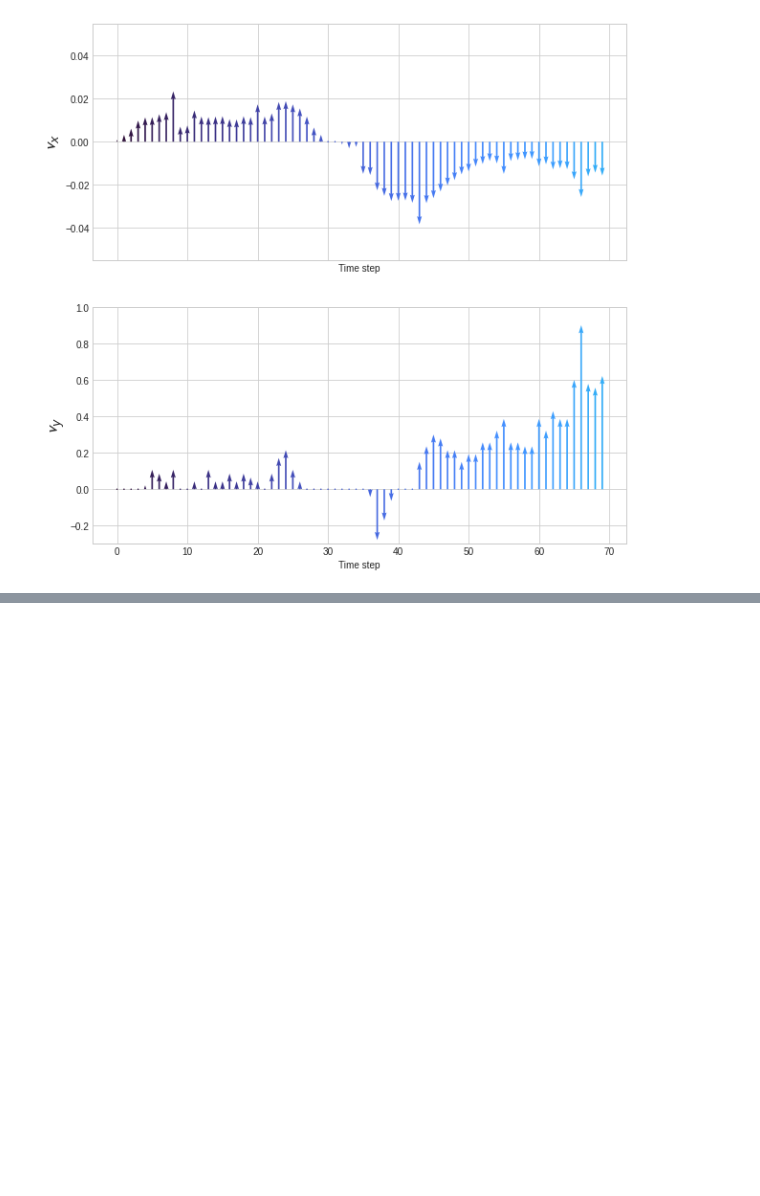
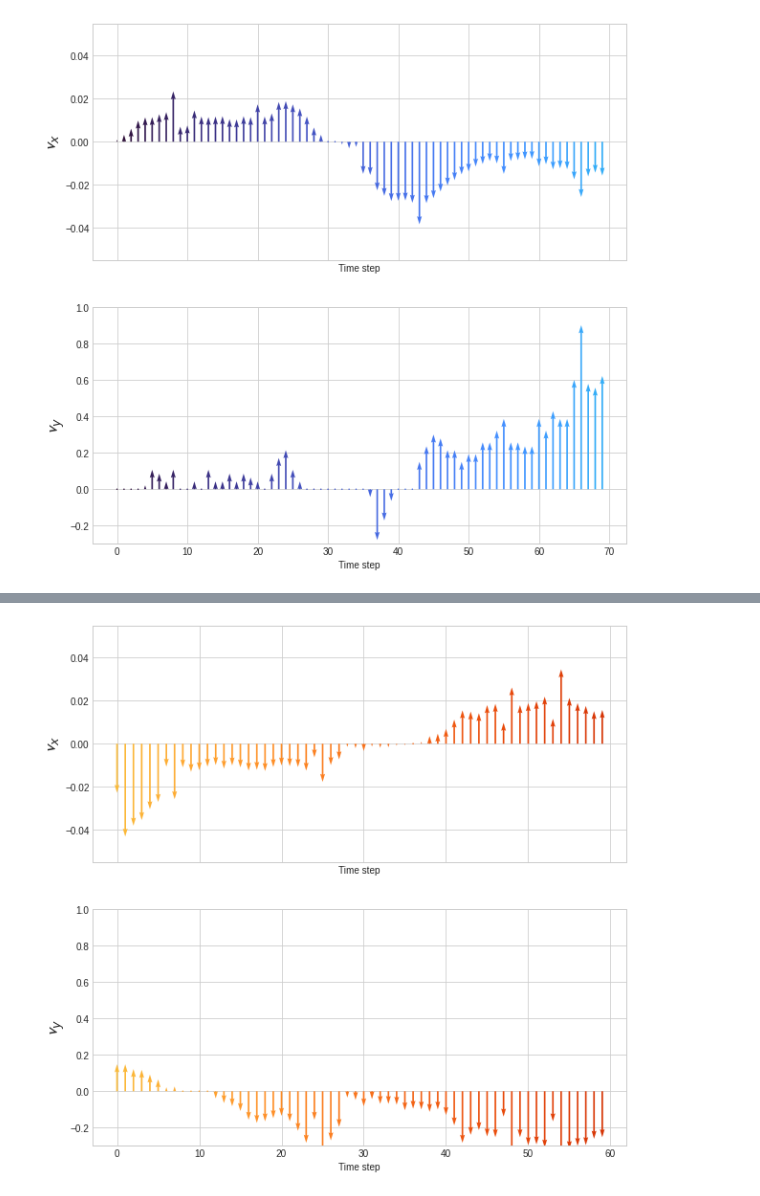
Before and after one commit to acercyc/Keio-Testing_analysis, a Jupyter notebook: src/vis_traj.ipynb, the cells around one changed output, grey strips where cells are left out. Cells and saved outputs as stored; diff of their text form; code cells hidden in the pictures; blank space fills up the shorter version.

```diff
--- a/src/vis_traj.ipynb
+++ b/src/vis_traj.ipynb
@@ -60,0 +129,22 @@ fig.savefig(savepath / 'traj_withColour_quiver.pdf')
+# %%
+fig, ax = plt.subplots(2, 1, figsize=(10, 10), sharex=True, sharey=False)
+# colors = np.linspace(0, 1, len(vx))
+cmap = plt.get_cmap('turbo')
+colors = cmap(np.linspace(0, 1, len(v[iTrial])))
+
+head_width = 0.3
+head_length = 0.0005
+
+nTime = 70
+ax[0].set_xlabel('Time step')
+ax[0].set_ylabel("$\mathcal{v}_x$", fontsize=18)
+ax[0].quiver(np.arange(len(t)), np.zeros(len(t)), np.zeros(len(t)), vx, color=colors[t], width=0.003)
+
+ax[1].set_xlabel('Time step')
+ax[1].set_ylabel("$\mathcal{v}_y$", fontsize=18)
+ax[1].quiver(np.arange(len(t)), np.zeros(len(t)), np.zeros(len(t)), vy, color=colors[t], width=0.003)
+ax[1].set_ylim(-0.3, 1)
+
+fig.savefig(savepath / 'traj_withColour_quiver2.pdf')
+# %% [output]
+[figure, added]
```
Also changed, not shown: parts of 12 cells of this notebook, 1 other file.
